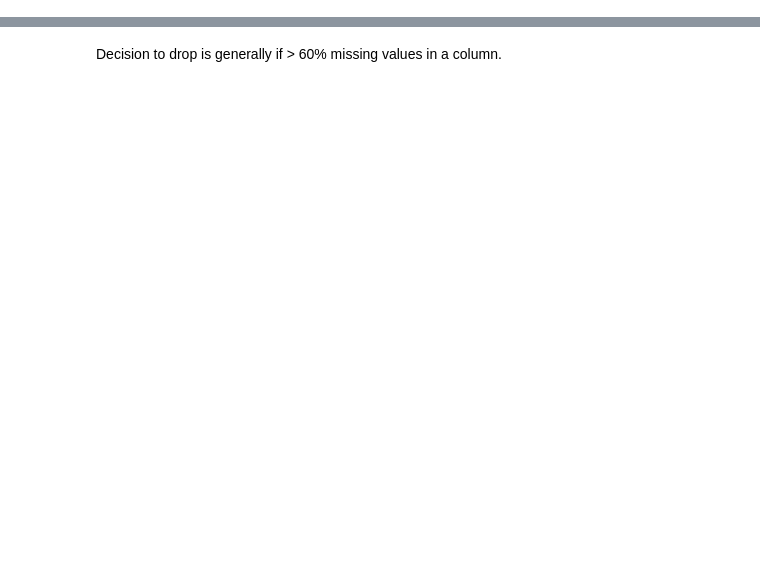
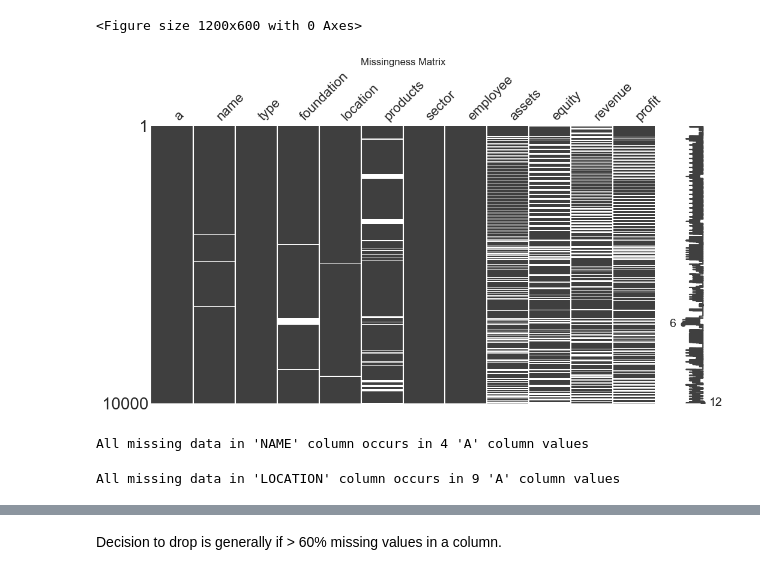
Before and after one commit to toby-gardner-ai/uc-berkeley-aiml-course, a Jupyter notebook: notebooks/Mod4_Data_Analytics.ipynb, the cells around one changed output, grey strips where cells are left out. Drawn from its saved outputs; the diff is of its cells as text; code cells hidden in the pictures; blank space fills up the shorter version.

```diff
--- a/notebooks/Mod4_Data_Analytics.ipynb
+++ b/notebooks/Mod4_Data_Analytics.ipynb
@@ -541,0 +314,8 @@ summary_stats(df)
+# %%
+DATA_PATH = "../datasets/sparql_2021-11-03_13-04-38Z.csv"
+
+df_raw = pd.read_csv(DATA_PATH)
+
+df = df_raw.copy()
+
+print(f"Dataset Shape: {df.shape[0]:,} rows × {df.shape[1]} columns")
@@ -541,0 +354,39 @@ summary_stats(df)
+# %%
+def visualize_missing_data(df: pd.DataFrame,figsize=(12, 6),max_cols: int | None = None,seed: int = 42):
+    df = df.copy()
+    #Quick, high-signal missingness visuals using missingno.
+
+    if max_cols is not None and df.shape[1] > max_cols:
+        rng = np.random.default_rng(seed)
+        cols = rng.choice(df.columns, size=max_cols, replace=False)
+        df = df.loc[:, cols]
+
+    plt.figure(figsize=figsize)
+    msno.matrix(df, figsize=figsize, sparkline=True)
+    plt.title("Missingness Matrix")
+    plt.show()
+
+visualize_missing_data(df)
+# %% [output]
+<Figure size 1200x600 with 0 Axes>
+[figure, added]
+# %%
+# 2. Is the data MAR, MCAR or MNAR?
+missing_name = df.loc[df['name'].isnull()]
+unique_a_values = missing_name['a'].unique()
+num_unique_a_values = len(unique_a_values)
+
+print(f"All missing data in 'NAME' column occurs in {num_unique_a_values} 'A' column values")
+# %% [output]
+All missing data in 'NAME' column occurs in 4 'A' column values
+# %%
+#show df column 'name' where data is missing
+missing_location = df.loc[df['location'].isnull()]
+
+# Is the data missing completely at random or not?
+unique_a_values = missing_location['a'].unique()
+num_unique_a_values = len(unique_a_values)
+
+print(f"All missing data in 'LOCATION' column occurs in {num_unique_a_values} 'A' column values")
+# %% [output]
+All missing data in 'LOCATION' column occurs in 9 'A' column values
```
Also changed, not shown: parts of 104 cells of this notebook.
